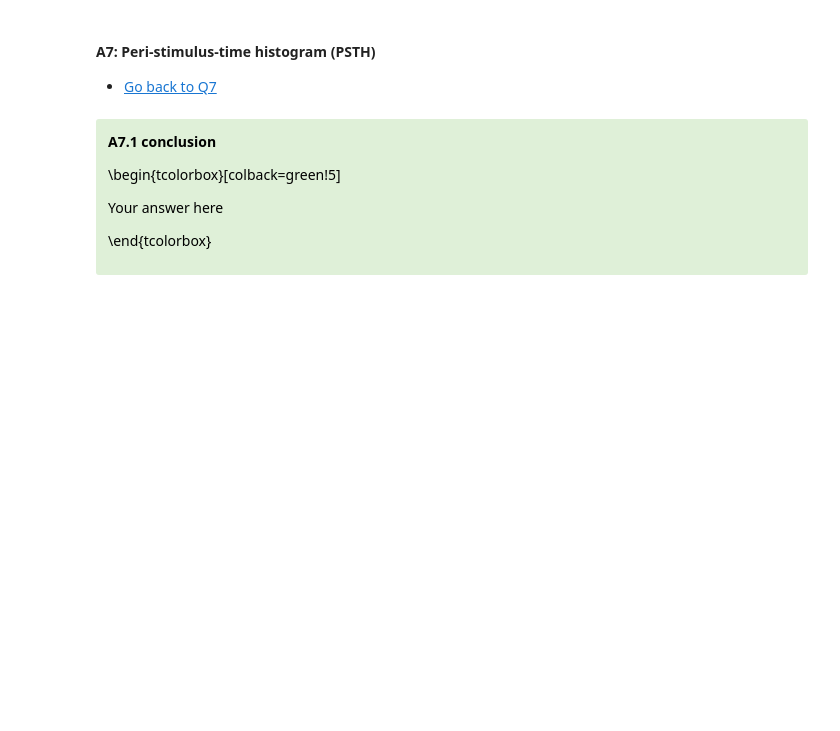
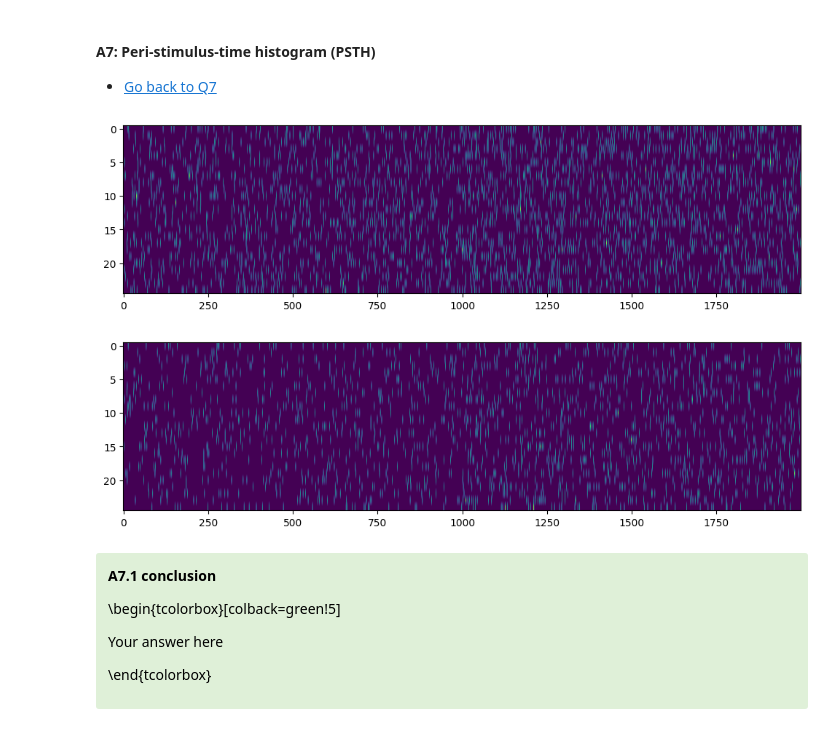
Before and after one commit to RobbeDeMuynck/CN_practicals, a Jupyter notebook: Module 2/Module2_Ex1_XX.ipynb, the cells around one changed output. Cells and saved outputs as stored; diff of their text form; code cells hidden in the pictures; blank space fills up the shorter version.

```diff
--- a/Module 2/Module2_Ex1_XX.ipynb
+++ b/Module 2/Module2_Ex1_XX.ipynb
@@ -592,28 +590,39 @@ Your answer here
 # %%
 #######################
 ##   Q7.1 solution   ##
 #######################
 
 # The direction vector should contain 0 for a left trial and 1 for a right trial.
 # The sum function provides an efficient method to do so: sum(direction) which returns a value of 25.
 # We conclude that half of the 50 trials involve right movement, and half involve left movement.
 
+idx_right = np.where(direction)[0]
+idx_left = np.where(direction==0)[0]
+train_right = train[idx_right,:]
+train_left = train[idx_left,:]
 
+plt.imshow(train_left, aspect='auto')
+plt.show()
+plt.imshow(train_right, aspect='auto')
+plt.show()
 
 #######################
 ##   Q7.2 solution   ##
 #######################
 
 
 
 #######################
 ##   Q7.3 solution   ##
 #######################
 
 
 #######################
 ##   Q7.4 solution   ##
 #######################
+# %% [output]
+[figure, added]
+[figure, added]
 # %% [markdown]
 <div class="alert alert-success">
 <span style="color:black">
```
Also changed, not shown: parts of 1 cell of this notebook.
